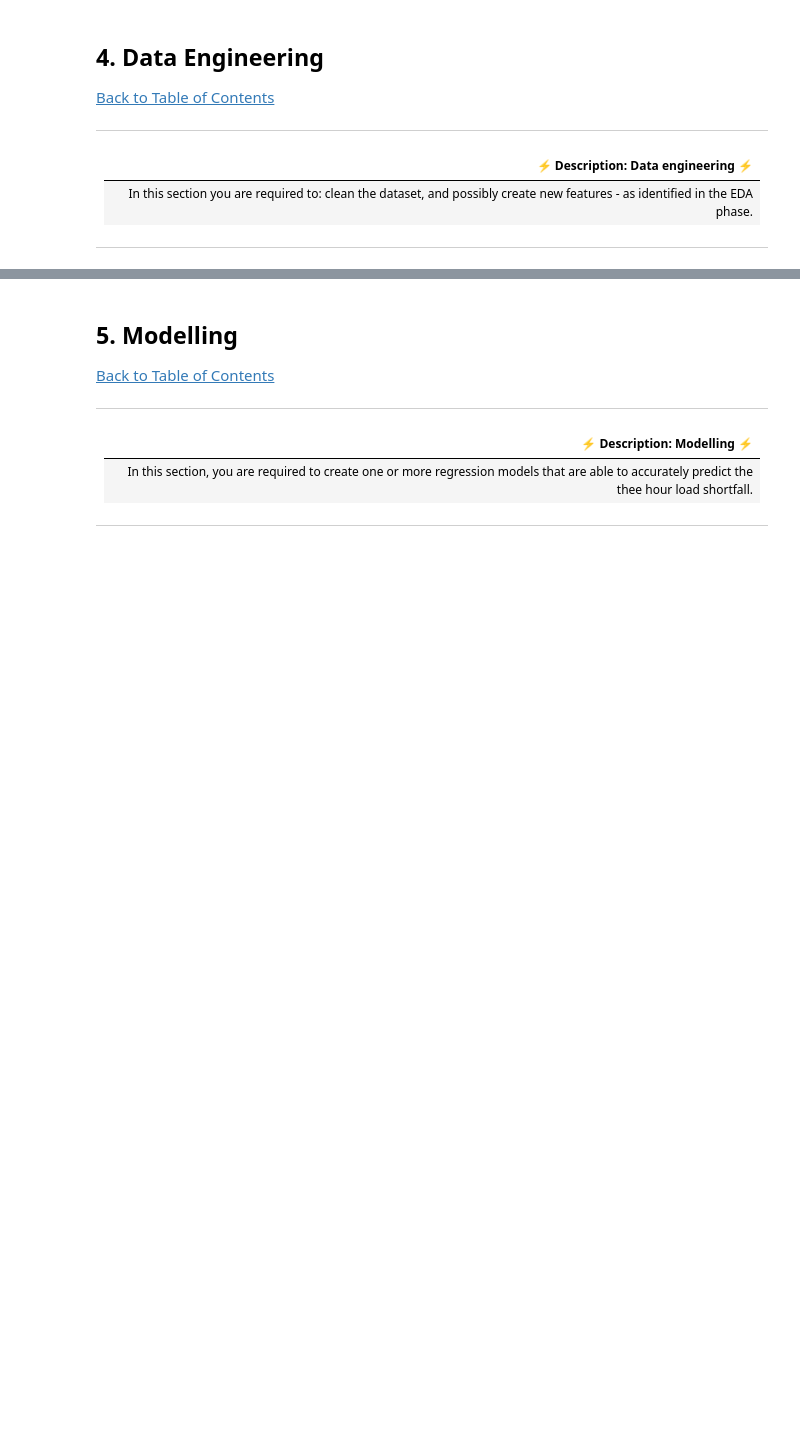
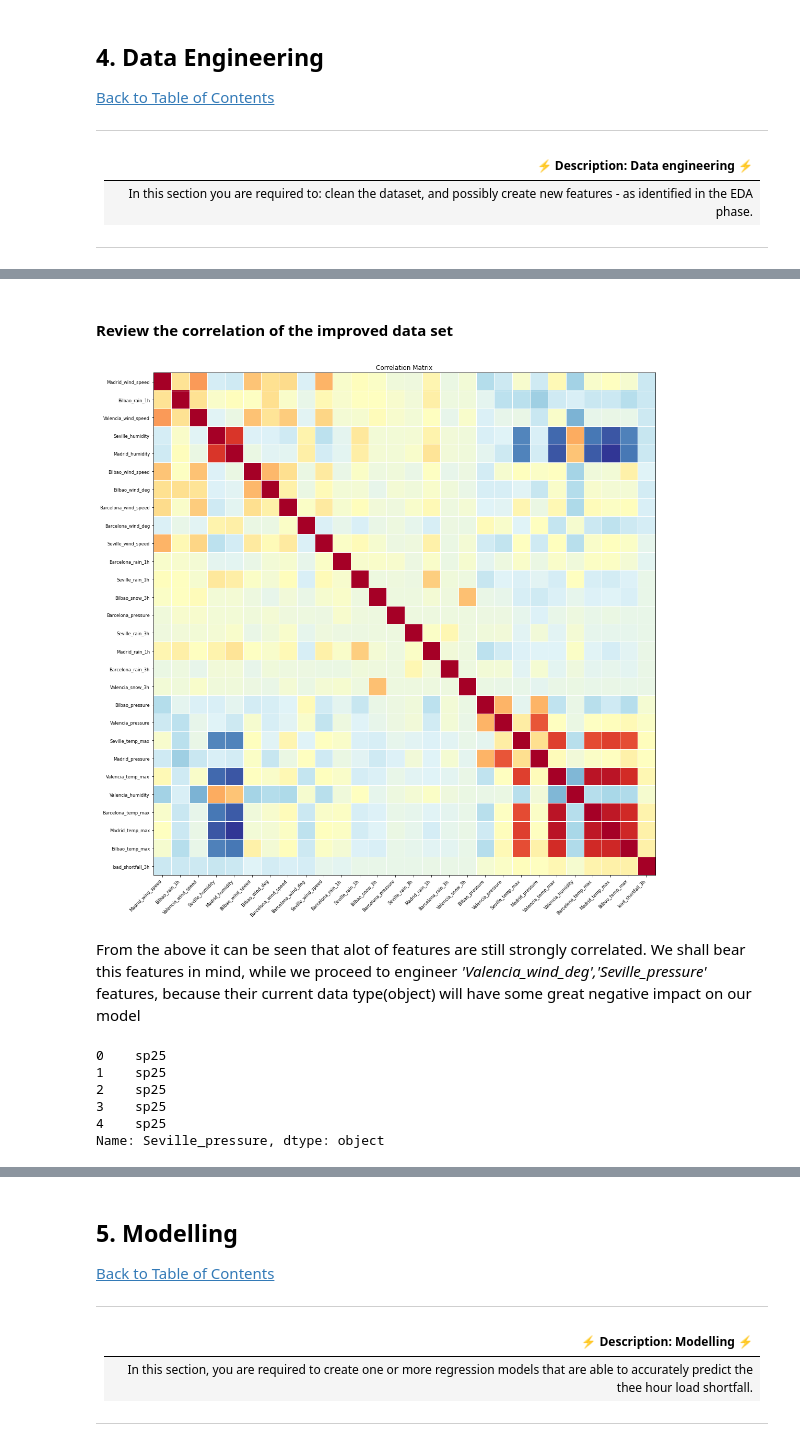
Before and after one commit to endiesworld/EDSA_OCT21_TEAM1_Predict, a Jupyter notebook: starter-notebook.ipynb, the cells around one changed output, grey strips where cells are left out. Saved outputs shown, nothing was run; the diff lists cells and outputs as text; code cells hidden in the pictures; blank space fills up the shorter version.

```diff
--- a/starter-notebook.ipynb
+++ b/starter-notebook.ipynb
@@ -336,0 +219,2 @@ fig.tight_layout(pad=1)
+# %%
+improved_df = replace_null_with_mean(df_train, "Valencia_pressure")
@@ -336,0 +239,13 @@ fig.tight_layout(pad=1)
+# %%
+# function drop_columns accepts a dataframe, a turple of columns that should be droped, and returns a new dataframe
+def drop_columns(df, cols):
+    col_name = [col for col in df if col.endswith(cols)]
+    accepted_col_name = [col for col in df if col not in col_name]
+    df_modified = df[accepted_col_name]
+
+    return df_modified
+# %%
+# Remove columns that will generally not affect the response from domain research of renewable energy
+col_ends_with = ('clouds_all', 'weather_id', 'temp','temp_min')
+improved_df = drop_columns(improved_df, col_ends_with)
+improved_df.shape
@@ -336,0 +279,4 @@ fig.tight_layout(pad=1)
+# %%
+# convert time col to pandas datetime type
+improved_df['time'] = pd.to_datetime(improved_df['time'])
+improved_df['time'].dtype
@@ -336,0 +297,21 @@ fig.tight_layout(pad=1)
+# %% [markdown]
+#### Review the correlation of the improved data set
+# %%
+from statsmodels.graphics.correlation import plot_corr
+
+fig = plt.figure(figsize=(15,15));
+ax = fig.add_subplot(111);
+plot_corr(improved_df.corr(), xnames = improved_df.corr().columns, ax = ax);
+# %% [output]
+[figure, added]
+# %% [markdown]
+From the above it can be seen that alot of features are still strongly correlated. We shall bear this features in mind, while we proceed to engineer *'Valencia_wind_deg','Seville_pressure'* features, because their current data type(object) will have some great negative impact on our model
+# %%
+improved_df['Seville_pressure'].head()
+# %% [output]
+0    sp25
+1    sp25
+2    sp25
+3    sp25
+4    sp25
+Name: Seville_pressure, dtype: object
```
Also changed, not shown: parts of 77 cells of this notebook.
